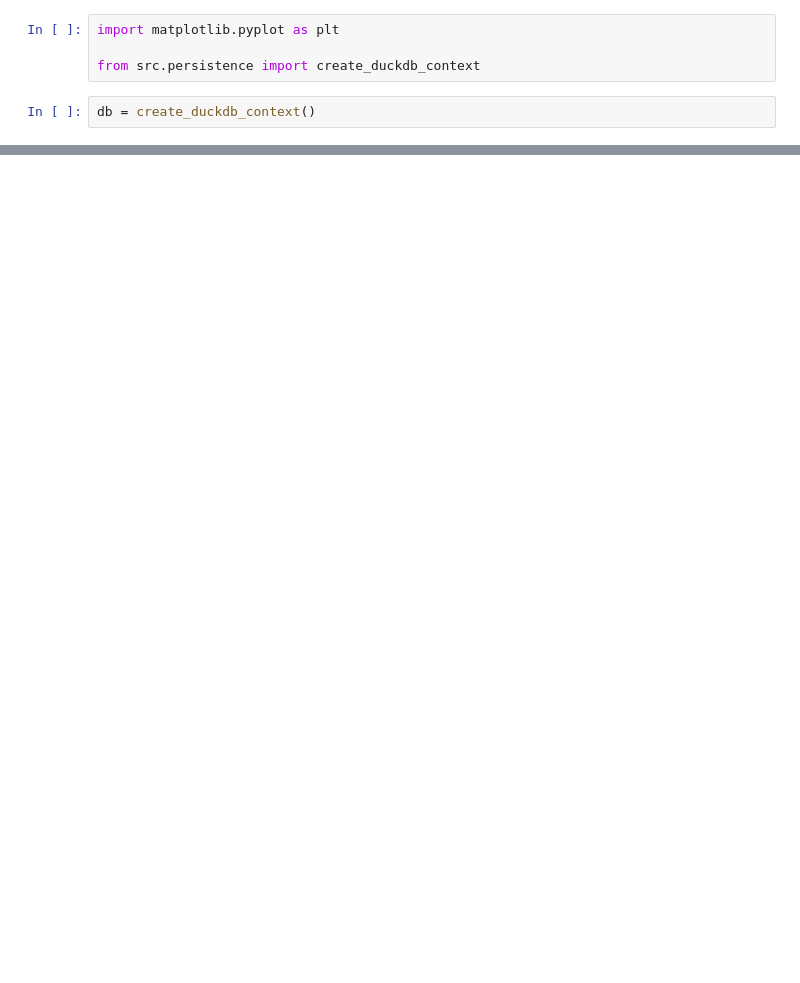
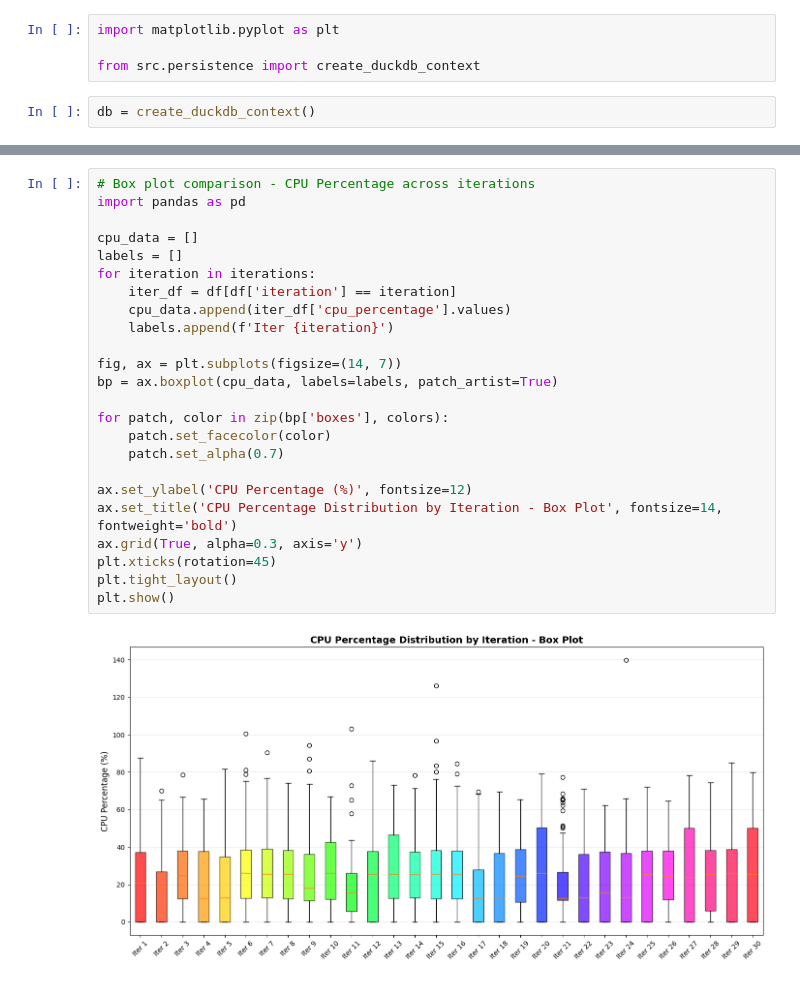
Before and after one commit to kartAI/doppa-analytics, a Jupyter notebook: 01-blob-storage-db-scan.ipynb, the cells around one changed output, grey strips where cells are left out. Drawn from its saved outputs; the diff is of its cells as text; blank space fills up the shorter version.

```diff
--- a/01-blob-storage-db-scan.ipynb
+++ b/01-blob-storage-db-scan.ipynb
@@ -84,0 +115,26 @@ plt.show()
+# %%
+# Box plot comparison - CPU Percentage across iterations
+import pandas as pd
+
+cpu_data = []
+labels = []
+for iteration in iterations:
+    iter_df = df[df['iteration'] == iteration]
+    cpu_data.append(iter_df['cpu_percentage'].values)
+    labels.append(f'Iter {iteration}')
+
+fig, ax = plt.subplots(figsize=(14, 7))
+bp = ax.boxplot(cpu_data, labels=labels, patch_artist=True)
+
+for patch, color in zip(bp['boxes'], colors):
+    patch.set_facecolor(color)
+    patch.set_alpha(0.7)
+
+ax.set_ylabel('CPU Percentage (%)', fontsize=12)
+ax.set_title('CPU Percentage Distribution by Iteration - Box Plot', fontsize=14, fontweight='bold')
+ax.grid(True, alpha=0.3, axis='y')
+plt.xticks(rotation=45)
+plt.tight_layout()
+plt.show()
+# %% [output]
+[figure, added]
```
Also changed, not shown: parts of 20 cells of this notebook, 1 other file.
